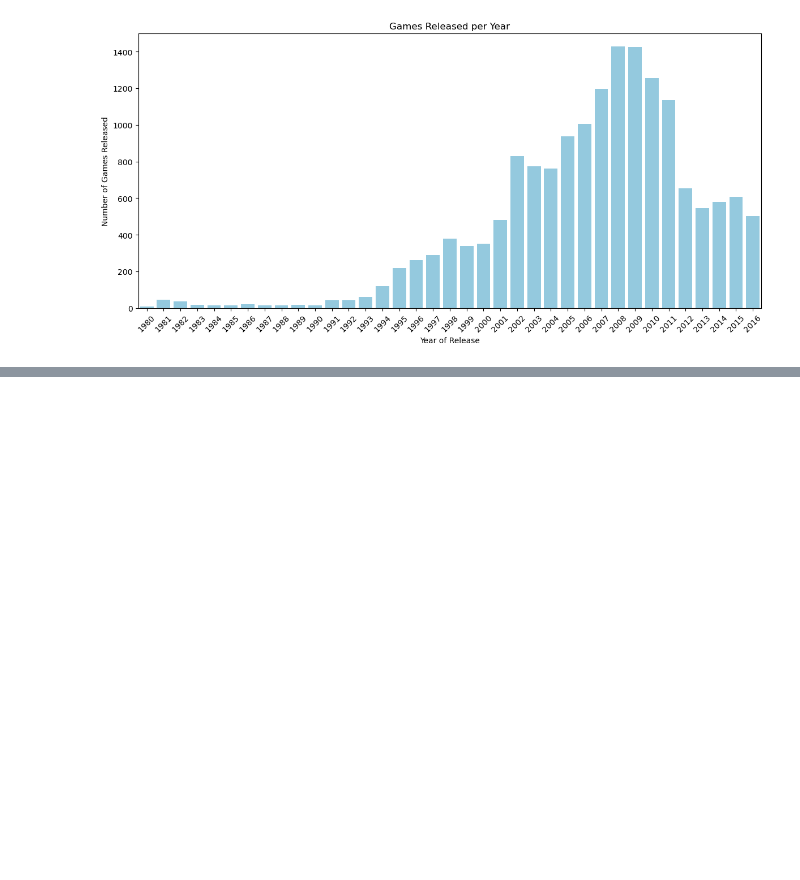
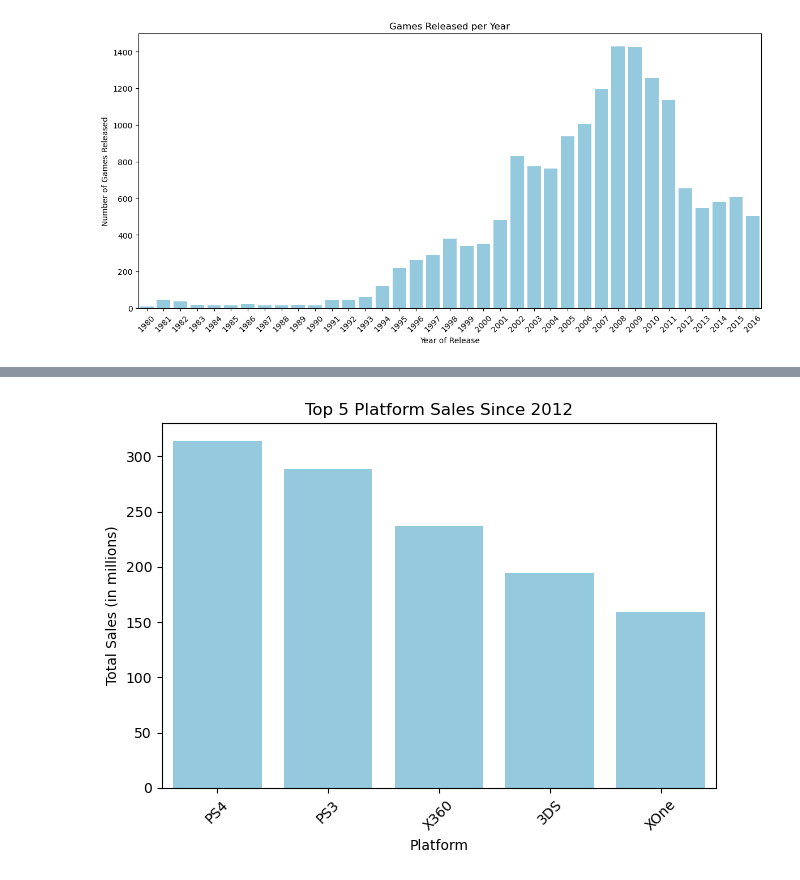
Before and after one commit to Flamingo-Rocker/Video-Game-Marketing-Strategy, a Jupyter notebook: notebooks/Video Game EDA & SDA.ipynb, the cells around one changed output, grey strips where cells are left out. Cells and saved outputs as stored; diff of their text form; code cells hidden in the pictures; blank space fills up the shorter version.

```diff
--- a/notebooks/Video Game EDA & SDA.ipynb
+++ b/notebooks/Video Game EDA & SDA.ipynb
@@ -201,0 +285,41 @@ top_10_platforms
+# %%
+post_2012 = games[games['year_of_release'] >= 2012]
+platform_sales = post_2012.groupby(['platform'])['total_sales'].sum().reset_index()
+platform_sales = platform_sales.sort_values(by='total_sales', ascending=False)
+top_5_platforms = platform_sales.head(5)
+sns.barplot(data=top_5_platforms, x='platform', y='total_sales', color='skyblue')
+plt.xlabel('Platform')
+plt.ylabel('Total Sales (in millions)')
+plt.title('Top 5 Platform Sales Since 2012')
+plt.xticks(rotation=45)
+plt.tight_layout()
+plt.show()
+
+top_5_platforms
+
+t5platform_sales_per_year = games[
+    (games['platform'].isin(top_5_platforms['platform'])) &
+    (games['year_of_release'] >= 2012)
+    ].groupby(['year_of_release', 'platform'])['total_sales'].sum().reset_index()
+
+sales_dist = px.line(
+    t5platform_sales_per_year,
+    x='year_of_release',
+    y='total_sales',
+    title='Total Sales by Top 5 Platforms Since 2012',
+    color='platform',
+    markers=True
+)
+
+sales_dist.update_layout(
+    xaxis_title='Year of Release',
+    yaxis_title='Total Sales (in millions)',
+    legend_title_text='Platform',
+    xaxis=dict(
+        tickmode='linear',
+        dtick=1
+    )
+)
+sales_dist.show()
+# %% [output]
+[figure, added]
```
Also changed, not shown: parts of 10 cells of this notebook.
